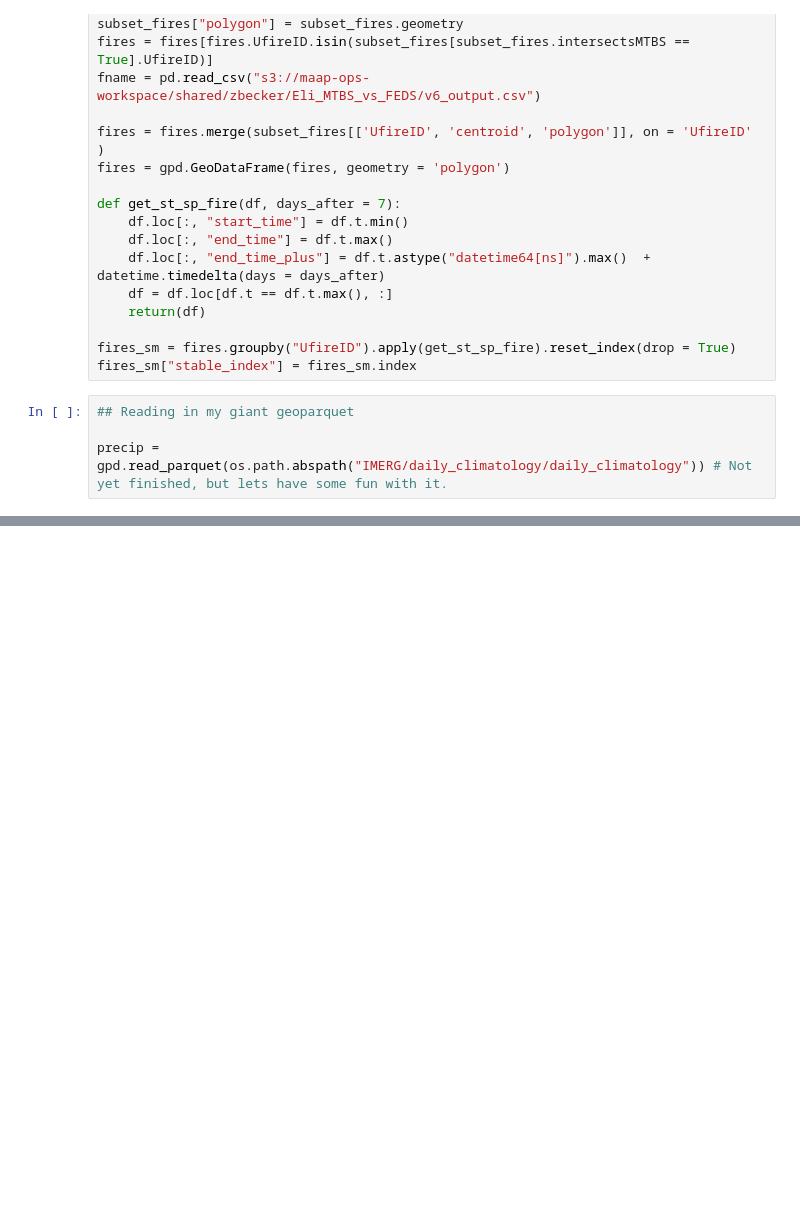
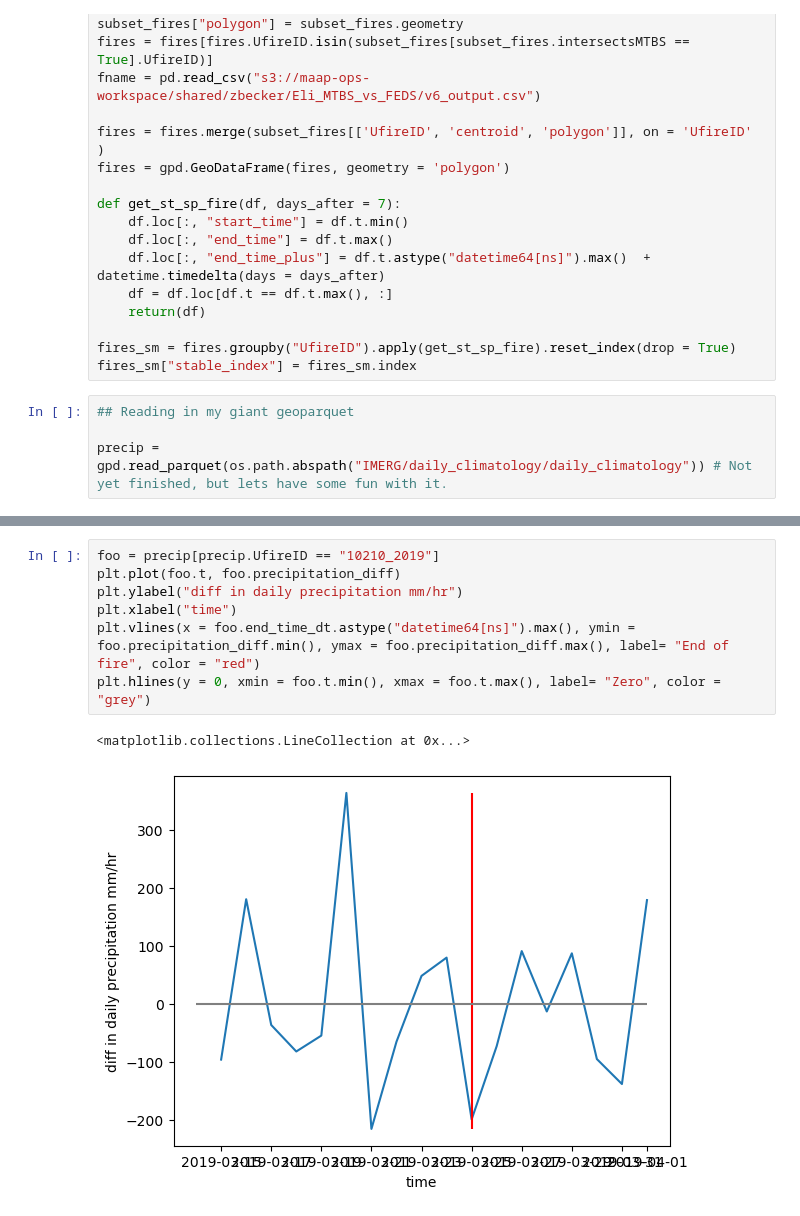
Before and after one commit to mccabete/precip, a Jupyter notebook: Precip_fire_stopping.ipynb, the cells around one changed output, grey strips where cells are left out. Drawn from its saved outputs; the diff is of its cells as text; blank space fills up the shorter version.

```diff
--- a/Precip_fire_stopping.ipynb
+++ b/Precip_fire_stopping.ipynb
@@ -68,0 +184,10 @@ precipm = precip.merge(fires.loc[:, ["UfireID","t", "centroid"]],  on = ["UfireI
+# %%
+foo = precip[precip.UfireID == "10210_2019"]
+plt.plot(foo.t, foo.precipitation_diff)
+plt.ylabel("diff in daily precipitation mm/hr")
+plt.xlabel("time")
+plt.vlines(x = foo.end_time_dt.astype("datetime64[ns]").max(), ymin = foo.precipitation_diff.min(), ymax = foo.precipitation_diff.max(), label= "End of fire", color = "red")
+plt.hlines(y = 0, xmin = foo.t.min(), xmax = foo.t.max(), label= "Zero", color = "grey")
+# %% [output]
+<matplotlib.collections.LineCollection at 0x...>
+[figure, added]
```
Also changed, not shown: parts of 16 cells of this notebook.
